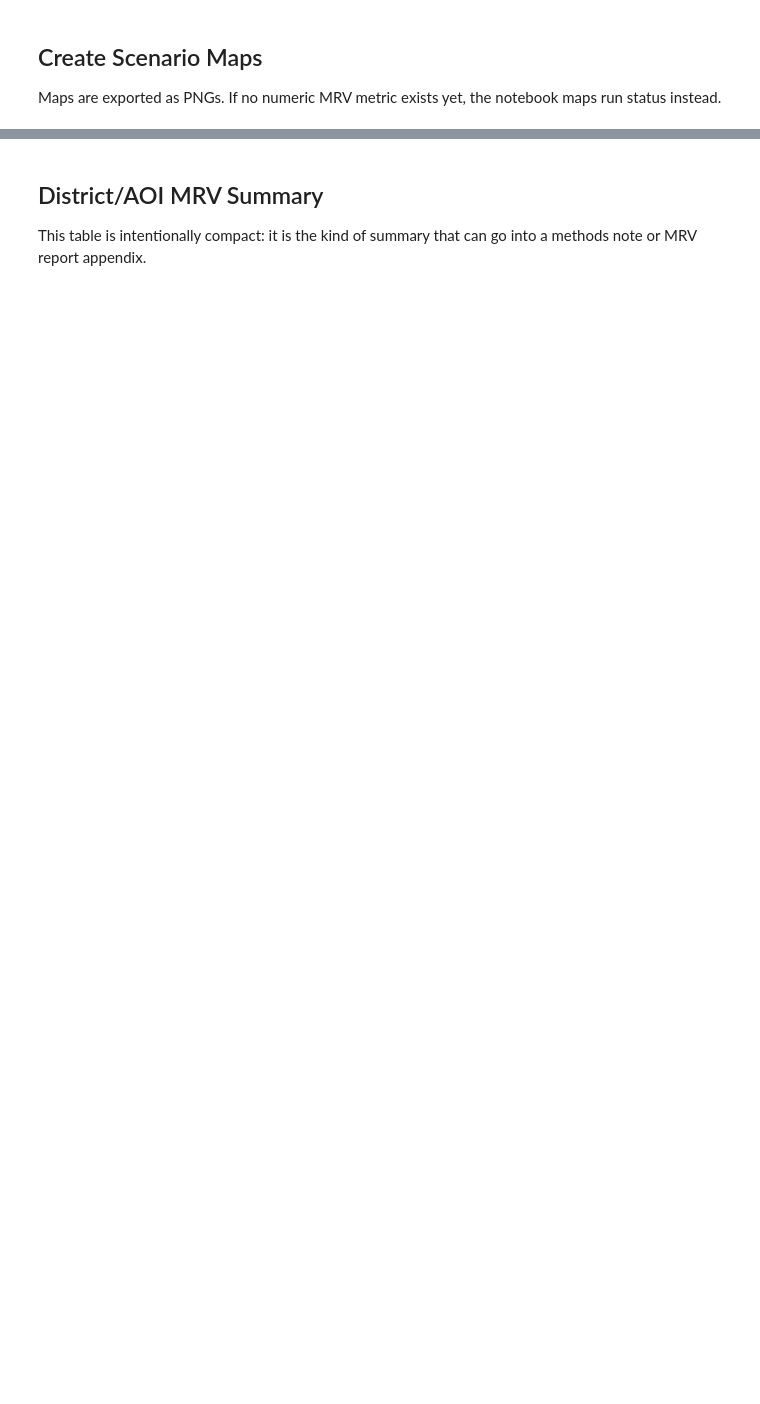
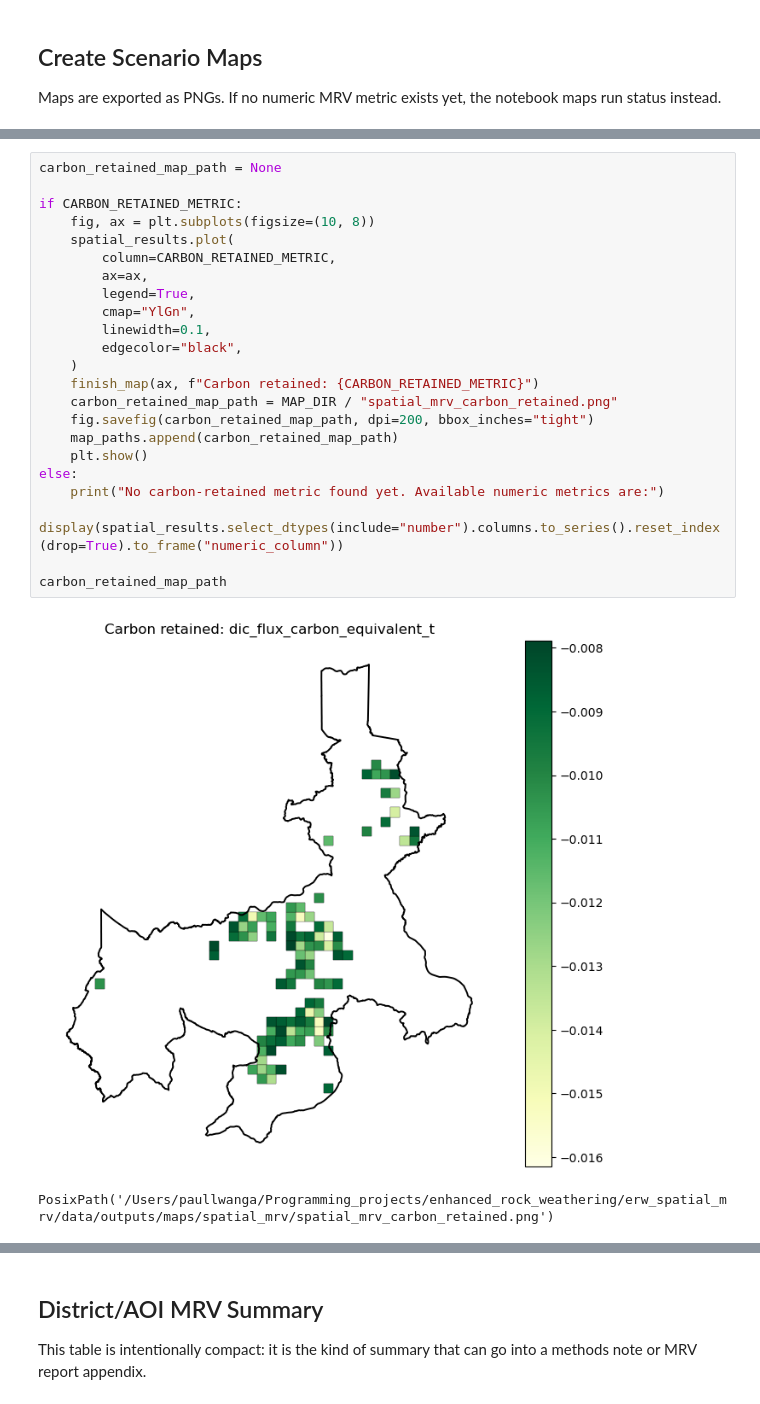
Before and after one commit to Paul-GL721/enhanced_rock_weathering, a Jupyter notebook: erw_spatial_mrv/notebooks/07_spatial_mrv_maps_reports.ipynb, the cells around one changed output, grey strips where cells are left out. Drawn from its saved outputs; the diff is of its cells as text; blank space fills up the shorter version.

```diff
--- a/erw_spatial_mrv/notebooks/07_spatial_mrv_maps_reports.ipynb
+++ b/erw_spatial_mrv/notebooks/07_spatial_mrv_maps_reports.ipynb
@@ -255,0 +596,26 @@ map_paths
+# %%
+carbon_retained_map_path = None
+
+if CARBON_RETAINED_METRIC:
+    fig, ax = plt.subplots(figsize=(10, 8))
+    spatial_results.plot(
+        column=CARBON_RETAINED_METRIC,
+        ax=ax,
+        legend=True,
+        cmap="YlGn",
+        linewidth=0.1,
+        edgecolor="black",
+    )
+    finish_map(ax, f"Carbon retained: {CARBON_RETAINED_METRIC}")
+    carbon_retained_map_path = MAP_DIR / "spatial_mrv_carbon_retained.png"
+    fig.savefig(carbon_retained_map_path, dpi=200, bbox_inches="tight")
+    map_paths.append(carbon_retained_map_path)
+    plt.show()
+else:
+    print("No carbon-retained metric found yet. Available numeric metrics are:")
+    display(spatial_results.select_dtypes(include="number").columns.to_series().reset_index(drop=True).to_frame("numeric_column"))
+
+carbon_retained_map_path
+# %% [output]
+[figure, added]
+PosixPath('/Users/paullwanga/Programming_projects/enhanced_rock_weathering/erw_spatial_mrv/data/outputs/maps/spatial_mrv/spatial_mrv_carbon_retained.png')
```
Also changed, not shown: parts of 28 cells of this notebook.
